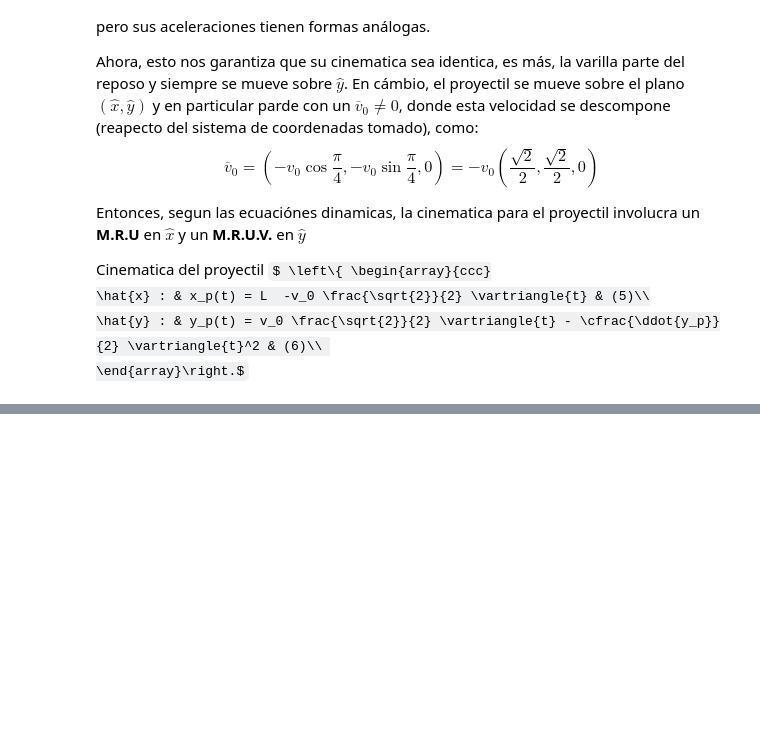
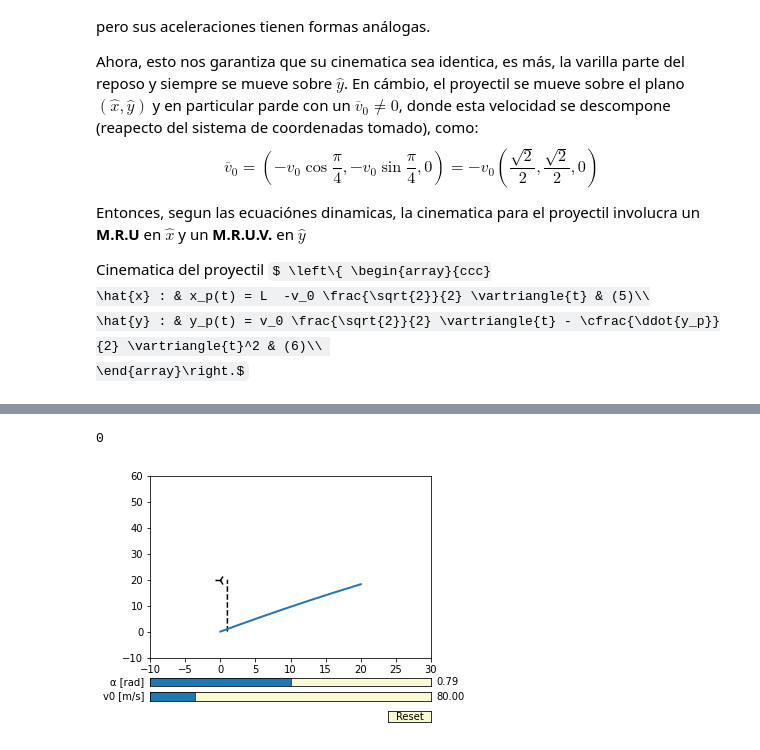
Before and after one commit to remusezequiel/Fis_Colab, a Jupyter notebook: F1_2_8.ipynb, the cells around one changed output, grey strips where cells are left out. Saved outputs shown, nothing was run; the diff lists cells and outputs as text; code cells hidden in the pictures; some formulas as TeX source; blank space fills up the shorter version.

```diff
--- a/F1_2_8.ipynb
+++ b/F1_2_8.ipynb
@@ -108,10 +113,10 @@ T = 10
 dt = T/npoints
 
 H = 20 # in m
-L = 30 # in m
+L = 10 # in m
 
-v0 = 40
+v0 = 80
 delta_v0 = 0.1
 
 t0 = 0
-α = π/4 # in rad
+α0 = π/4 # in rad
@@ -119,0 +123,59 @@ t0 = 0
+# %%
+# @title Ecuaciones para el proyectil y la varilla
+
+
+x_p = np.linspace(0, 2 * L, npoints)
+y_p = x_p - (g*np.sin(α0)*((x_p**2)/v0**2) )
+
+x_v = np.ones(npoints)
+y_v = np.linspace(0, H, npoints)
+# %%
+# @title Codigo de la animacion (Revisar y terminar)
+fig, ax = plt.subplots()
+plt.subplots_adjust(left=0.25, bottom=0.25)
+
+ax.plot(x_v, y_v, '--k', label='Varilla')
+plt.scatter(0, H, marker='3', color='k', s=100)
+
+a = ax.annotate("", xy=(50 * np.cos(α0), 50 * np.sin(α0)), xytext=(0, 0),
+                arrowprops=dict(arrowstyle="->"))
+
+ax.set_xlim([-10, L * 3])
+ax.set_ylim([-10, H * 3])
+
+l, = plt.plot(x_p, y_p, lw=2)
+ax.margins(x=0)
+
+axcolor = 'lightgoldenrodyellow'
+axv0 = plt.axes([0.25, 0.1, 0.65, 0.03], facecolor=axcolor)
+axalpha = plt.axes([0.25, 0.15, 0.65, 0.03], facecolor=axcolor)
+
+v0s = Slider(axv0, 'v0 [m/s]', 0.1, 500.0, valinit=v0, valstep=.1)
+alphas = Slider(axalpha, 'α [rad]', 0.0, π/2, valinit=α0)
+
+def update(val):
+    global a
+
+    v0 = v0s.val
+    α = alphas.val
+    l.set_ydata( x_p - (g*np.sin(α)*((x_p**2)/v0**2) ))
+
+    a.remove()
+    a = ax.annotate("", xy=(50 * np.cos(α), 50 * np.sin(α)), xytext=(0, 0),
+                    arrowprops=dict(arrowstyle="->"))
+
+    fig.canvas.draw_idle()
+
+v0s.on_changed(update)
+alphas.on_changed(update)
+
+resetax = plt.axes([0.8, 0.025, 0.1, 0.04])
+button = Button(resetax, 'Reset', color=axcolor, hovercolor='0.975')
+
+def reset(event):
+    v0s.reset()
+    alphas.reset()
+button.on_clicked(reset)
+# %% [output]
+0
+[figure, added]
```
Also changed, not shown: parts of 2 cells of this notebook.
